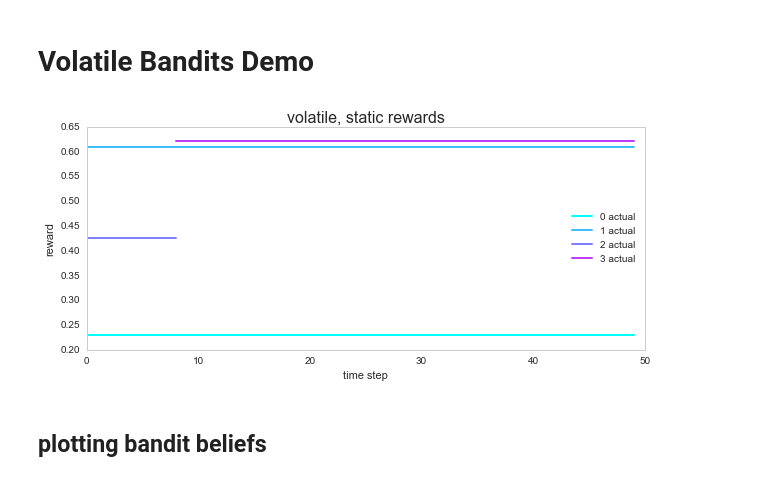
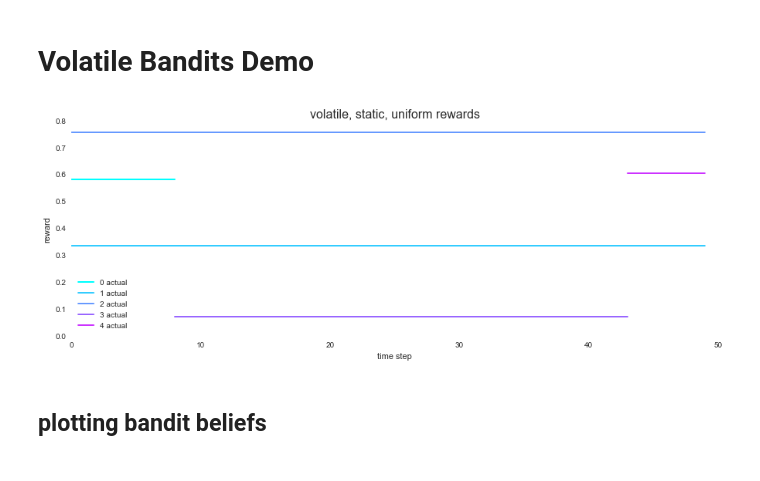
Before and after one commit to DistrictDataLabs/content-optimization, a Jupyter notebook: bandits_volatile_updating.ipynb, the cells around one changed output. Cells and saved outputs as stored; diff of their text form; code cells hidden in the pictures.

```diff
--- a/bandits_volatile_updating.ipynb
+++ b/bandits_volatile_updating.ipynb
@@ -18,7 +18,7 @@ from bandit_classes2 import *
 # defaultdict(list(tuples))
 def plot_volatile_static_data(data, active, ax=None,
                             title='volatile, static rewards',
-                             colormap=plt.cm.cool):
+                            colormap=plt.cm.cool):
     if not ax:
         fig, ax = plt.subplots(figsize=(10,4))
     ax.set_title(title, fontsize=16)
@@ -35,8 +35,6 @@ def plot_volatile_static_data(data, active, ax=None,
         else:
             color = 'k'
         xytups = sorted(time_val_dict.items())
-        #print(arm_id)
-        #print([e[0] for e in xytups])
         xs, ys = zip(*xytups)
         ax.plot(xs, ys, linewidth=2, c=color,  label=str(i)+' actual')
         i += 1
@@ -66,37 +64,39 @@ def gen_volatile_static_data(k = 10, T = 300, p = 0.01):
         active[t] = next_active
     return data, active
 
 def gen_volatile_beta_data(k = 10, T = 300, p = 0.01, a = 1, b = 10):
     data = defaultdict()
     active = defaultdict(set)
     n = 0
     for arm_id in range(k):
         data[arm_id] = defaultdict(float)
         data[arm_id][0] = np.random.beta(a, b)# stats.beta.rvs(a,b,1)
         active[0].add(arm_id)
         n += 1
     for t in range(1,T):
         next_active = set([])
         for i in active[t-1]:
             data[i][t] = data[i][t-1]
             if random() > p: # stay alive
                 next_active.add(i)
             else:
                 data[n] = defaultdict(float)
                 data[n][t] = np.random.beta(a, b) #stats.beta.rvs(a,b,1)
                 next_active.add(n)
                 n += 1
         active[t] = next_active
     return data, active
 
 k, T = 3, 50
-#data, active = gen_volatile_static_data(k, T)
-data, active = gen_volatile_beta_data(k, T, a=5,b=5)
+data, active = gen_volatile_static_data(k, T, 0.01)
+#data, active = gen_volatile_beta_data(k, T, a=5,b=5)
 #print(data)#, active)
 #print(active)
-plot_volatile_static_data(data, active)
+f, ax = plt.subplots(1, figsize=(15,5))
+plot_volatile_static_data(data, active, ax=ax, title='volatile, static, uniform rewards')
+f.savefig('volatile_static_uniform_rewards.png', dpi=100)
 # %% [output]
-[figure, old version]
+[figure, new version]
 # %% [markdown]
 ## plotting bandit beliefs
 # %%
```
Also changed, not shown: parts of 2 cells of this notebook, 3 other files.
